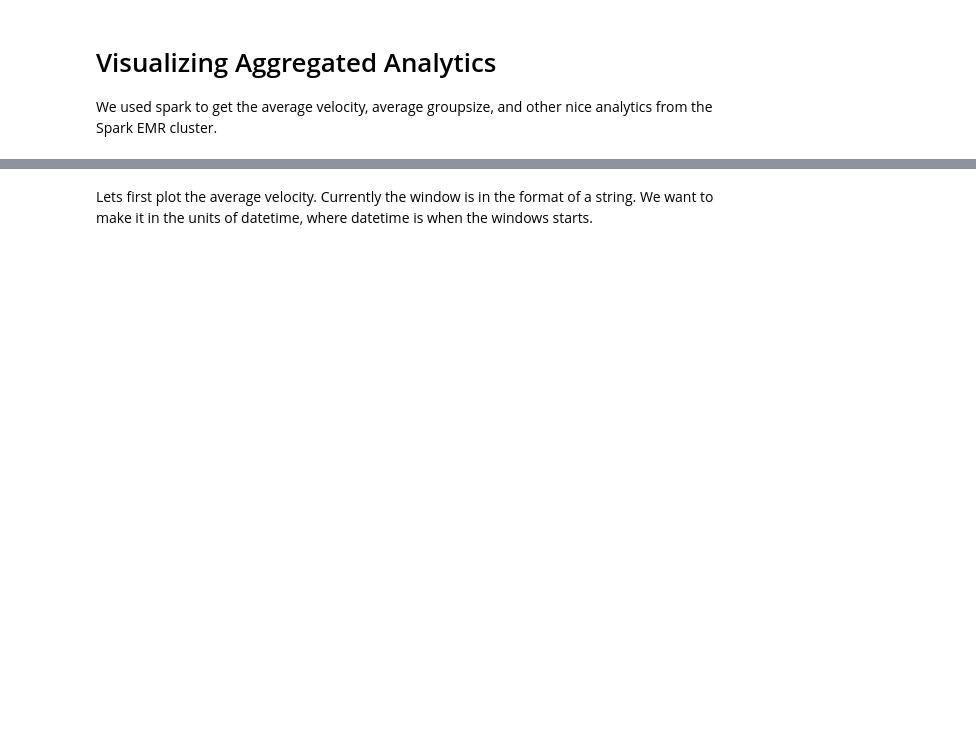
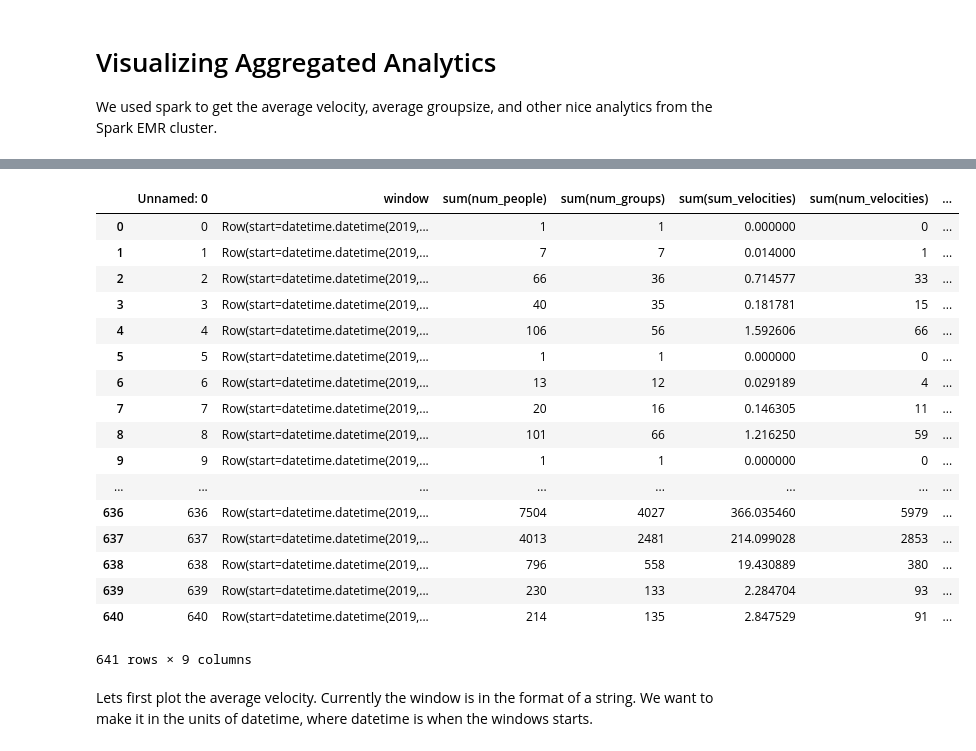
Before and after one commit to stephenslater/Crowd-Dynamics, a Jupyter notebook: notebooks/PlottingVelocity.ipynb, the cells around one changed output, grey strips where cells are left out. Cells and saved outputs as stored; diff of their text form; code cells hidden in the pictures; blank space fills up the shorter version.

```diff
--- a/notebooks/PlottingVelocity.ipynb
+++ b/notebooks/PlottingVelocity.ipynb
@@ -22,3 +22,24 @@ df[:3]
+# %%
+df
+# %% [output]
+|  | Unnamed: 0 | window | sum(num_people) | sum(num_groups) | sum(sum_velocities) | sum(num_velocities) | ... |
+| 0 | 0 | Row(start=datetime.datetime(2019,... | 1 | 1 | 0.000000 | 0 | ... |
+| 1 | 1 | Row(start=datetime.datetime(2019,... | 7 | 7 | 0.014000 | 1 | ... |
+| 2 | 2 | Row(start=datetime.datetime(2019,... | 66 | 36 | 0.714577 | 33 | ... |
+| 3 | 3 | Row(start=datetime.datetime(2019,... | 40 | 35 | 0.181781 | 15 | ... |
+| 4 | 4 | Row(start=datetime.datetime(2019,... | 106 | 56 | 1.592606 | 66 | ... |
+| 5 | 5 | Row(start=datetime.datetime(2019,... | 1 | 1 | 0.000000 | 0 | ... |
+| 6 | 6 | Row(start=datetime.datetime(2019,... | 13 | 12 | 0.029189 | 4 | ... |
+| 7 | 7 | Row(start=datetime.datetime(2019,... | 20 | 16 | 0.146305 | 11 | ... |
+| 8 | 8 | Row(start=datetime.datetime(2019,... | 101 | 66 | 1.216250 | 59 | ... |
+| 9 | 9 | Row(start=datetime.datetime(2019,... | 1 | 1 | 0.000000 | 0 | ... |
+| ... | ... | ... | ... | ... | ... | ... | ... |
+| 636 | 636 | Row(start=datetime.datetime(2019,... | 7504 | 4027 | 366.035460 | 5979 | ... |
+| 637 | 637 | Row(start=datetime.datetime(2019,... | 4013 | 2481 | 214.099028 | 2853 | ... |
+| 638 | 638 | Row(start=datetime.datetime(2019,... | 796 | 558 | 19.430889 | 380 | ... |
+| 639 | 639 | Row(start=datetime.datetime(2019,... | 230 | 133 | 2.284704 | 93 | ... |
+| 640 | 640 | Row(start=datetime.datetime(2019,... | 214 | 135 | 2.847529 | 91 | ... |
+641 rows × 9 columns
 # %% [markdown]
 Lets first plot the average velocity.
 Currently the window is in the format of a string.
```
Also changed, not shown: parts of 11 cells of this notebook.
